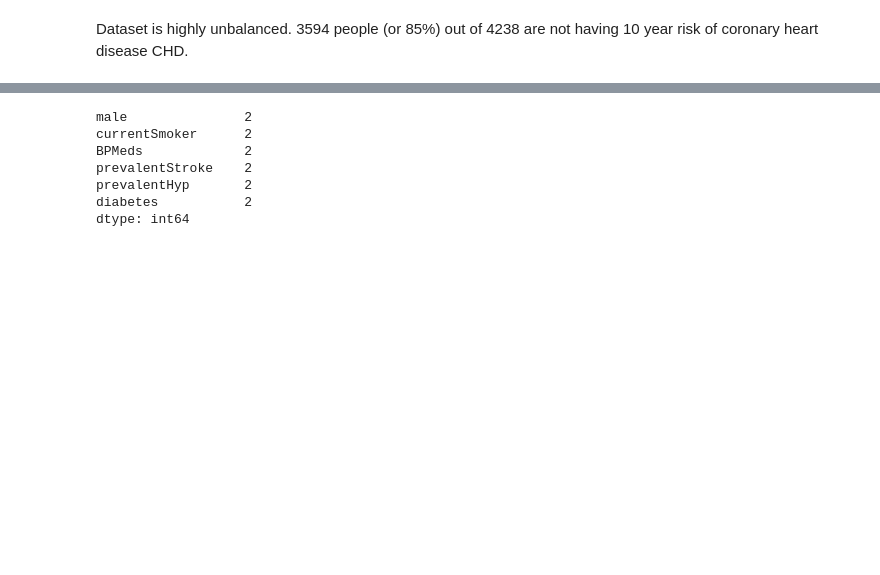
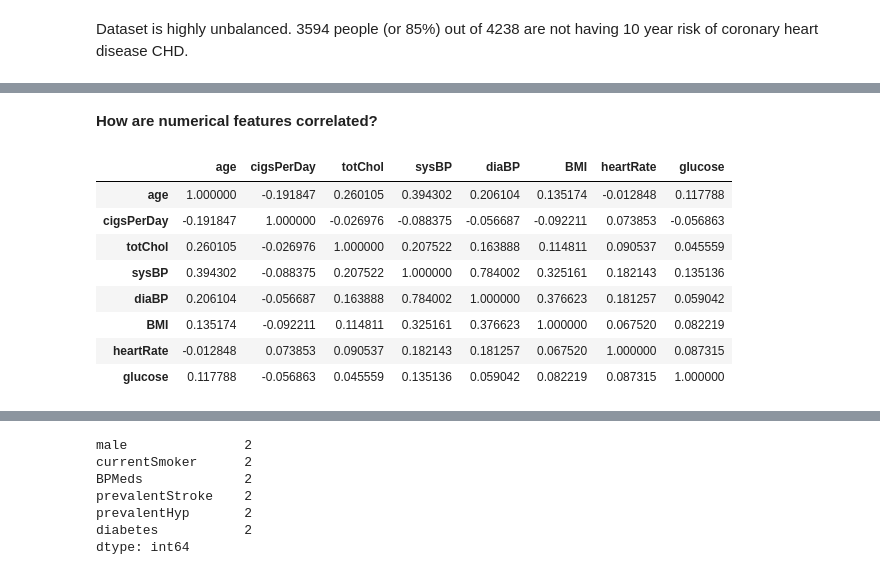
Before and after one commit to DZorikhin/heart-desease-pred, a Jupyter notebook: heart-desease-prediction.ipynb, the cells around one changed output, grey strips where cells are left out. Cells and saved outputs as stored; diff of their text form; code cells hidden in the pictures; blank space fills up the shorter version.

```diff
--- a/heart-desease-prediction.ipynb
+++ b/heart-desease-prediction.ipynb
@@ -183,0 +199,14 @@ Dataset is highly unbalanced. 3594 people (or 85%) out of 4238 are not having 10
+# %% [markdown]
+**How are numerical features correlated?**
+# %%
+df[numerical].corr()
+# %% [output]
+|  | age | cigsPerDay | totChol | sysBP | diaBP | BMI | heartRate | glucose |
+| age | 1.000000 | -0.191847 | 0.260105 | 0.394302 | 0.206104 | 0.135174 | -0.012848 | 0.117788 |
+| cigsPerDay | -0.191847 | 1.000000 | -0.026976 | -0.088375 | -0.056687 | -0.092211 | 0.073853 | -0.056863 |
+| totChol | 0.260105 | -0.026976 | 1.000000 | 0.207522 | 0.163888 | 0.114811 | 0.090537 | 0.045559 |
+| sysBP | 0.394302 | -0.088375 | 0.207522 | 1.000000 | 0.784002 | 0.325161 | 0.182143 | 0.135136 |
+| diaBP | 0.206104 | -0.056687 | 0.163888 | 0.784002 | 1.000000 | 0.376623 | 0.181257 | 0.059042 |
+| BMI | 0.135174 | -0.092211 | 0.114811 | 0.325161 | 0.376623 | 1.000000 | 0.067520 | 0.082219 |
+| heartRate | -0.012848 | 0.073853 | 0.090537 | 0.182143 | 0.181257 | 0.067520 | 1.000000 | 0.087315 |
+| glucose | 0.117788 | -0.056863 | 0.045559 | 0.135136 | 0.059042 | 0.082219 | 0.087315 | 1.000000 |
```
Also changed, not shown: parts of 14 cells of this notebook.
